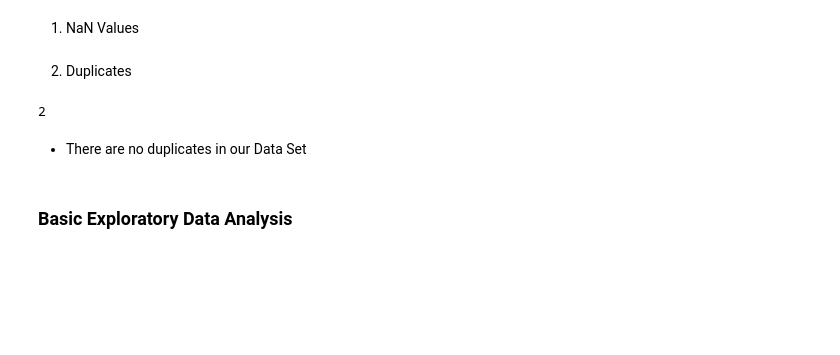
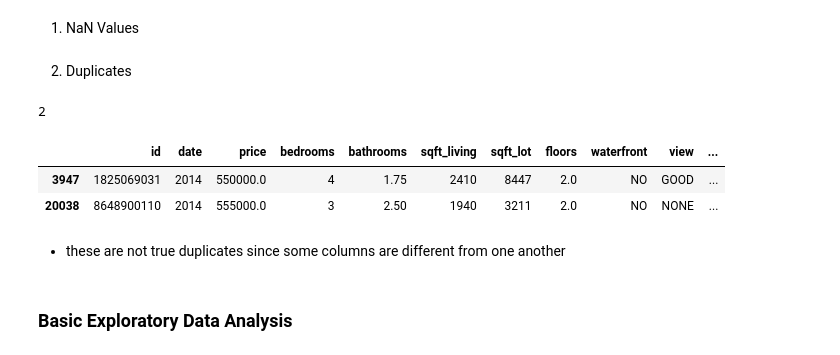
Before and after one commit to BKitainge/Phase_2_Project, a Jupyter notebook: Phase2Projectedit.ipynb, the cells around one changed output. Drawn from its saved outputs; the diff is of its cells as text; code cells hidden in the pictures; blank space fills up the shorter version.

Commit message:
viewing and ammending for duplicates

```diff
--- a/Phase2Projectedit.ipynb
+++ b/Phase2Projectedit.ipynb
@@ -140,8 +140,14 @@ df.dropna(subset=['sqft_basement'],inplace=True)
 df.duplicated().sum()
 # %% [output]
 2
-# %% [markdown]
-* There are no duplicates in our Data Set
+# %%
+df[df.duplicated()]
+# %% [output]
+|  | id | date | price | bedrooms | bathrooms | sqft_living | sqft_lot | floors | waterfront | view | ... |
+| 3947 | 1825069031 | 2014 | 550000.0 | 4 | 1.75 | 2410 | 8447 | 2.0 | NO | GOOD | ... |
+| 20038 | 8648900110 | 2014 | 555000.0 | 3 | 2.50 | 1940 | 3211 | 2.0 | NO | NONE | ... |
+# %% [markdown]
+* these are not true duplicates since some columns are different from one another
 # %% [markdown]
 ### Basic Exploratory Data Analysis
 # %%
```
Also changed, not shown: parts of 6 cells of this notebook.
